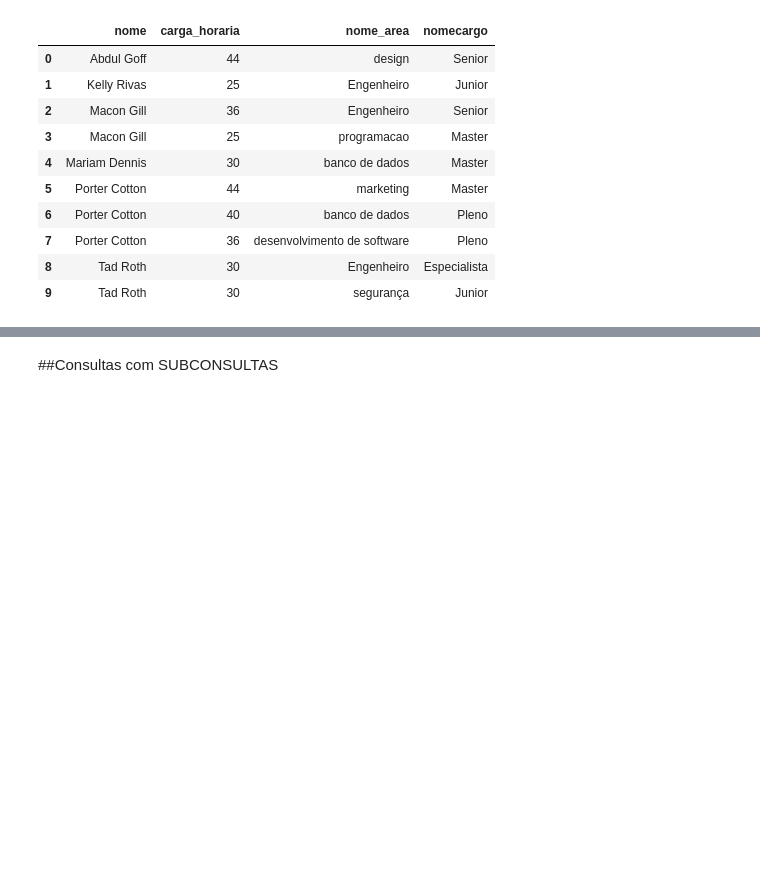
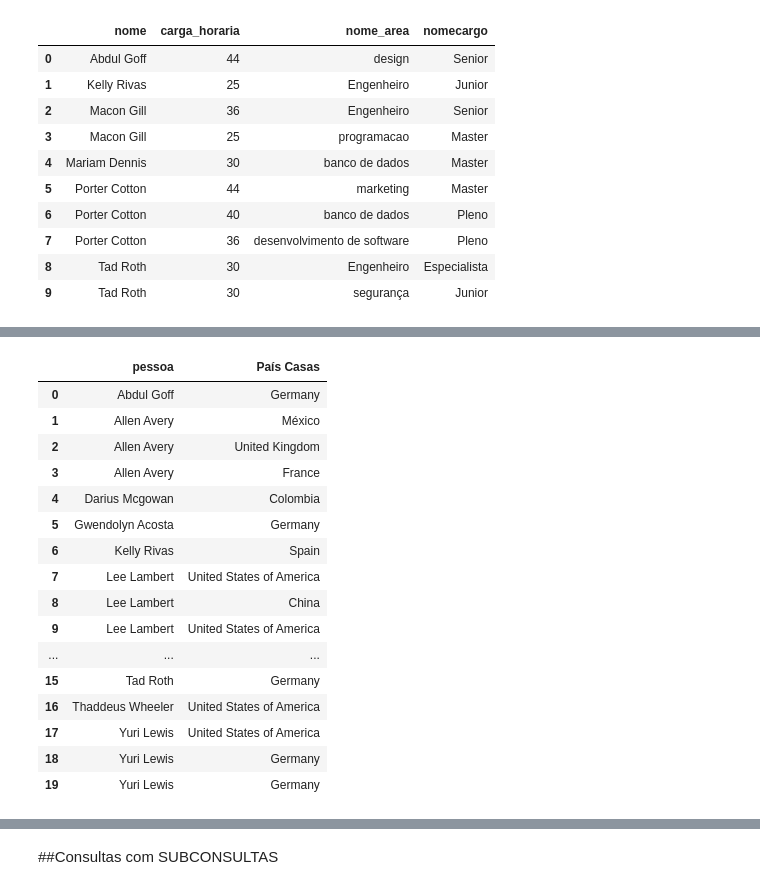
Before and after one commit to MateusLannes/Trabalho_BD1_2022, a Jupyter notebook: Files/ColabGHHL_Contrat.ipynb, the cells around one changed output, grey strips where cells are left out. Cells and saved outputs as stored; diff of their text form; code cells hidden in the pictures; blank space fills up the shorter version.

```diff
--- a/Files/ColabGHHL_Contrat.ipynb
+++ b/Files/ColabGHHL_Contrat.ipynb
@@ -1281,0 +1335,27 @@ res
+# %%
+#onde os usuarios tem endereços ou seja pais onde ficam as suas casas
+res = pd.read_sql_query("""SELECT u.nome as Pessoa, p.nome_pais as "País Casas"
+FROM usuario as u
+INNER JOIN usuario_endereco as ue on(u.id=ue.fk_usuario_id)
+INNER JOIN endereco as e on (ue.fk_endereco_id=e.id)
+INNER JOIN pais as p on (p.id=e.fk_pais_id)
+ORDER BY u.nome""",conn)
+res
+# %% [output]
+|  | pessoa | País Casas |
+| 0 | Abdul Goff | Germany |
+| 1 | Allen Avery | México |
+| 2 | Allen Avery | United Kingdom |
+| 3 | Allen Avery | France |
+| 4 | Darius Mcgowan | Colombia |
+| 5 | Gwendolyn Acosta | Germany |
+| 6 | Kelly Rivas | Spain |
+| 7 | Lee Lambert | United States of America |
+| 8 | Lee Lambert | China |
+| 9 | Lee Lambert | United States of America |
+| ... | ... | ... |
+| 15 | Tad Roth | Germany |
+| 16 | Thaddeus Wheeler | United States of America |
+| 17 | Yuri Lewis | United States of America |
+| 18 | Yuri Lewis | Germany |
+| 19 | Yuri Lewis | Germany |
```
Also changed, not shown: parts of 9 cells of this notebook.
